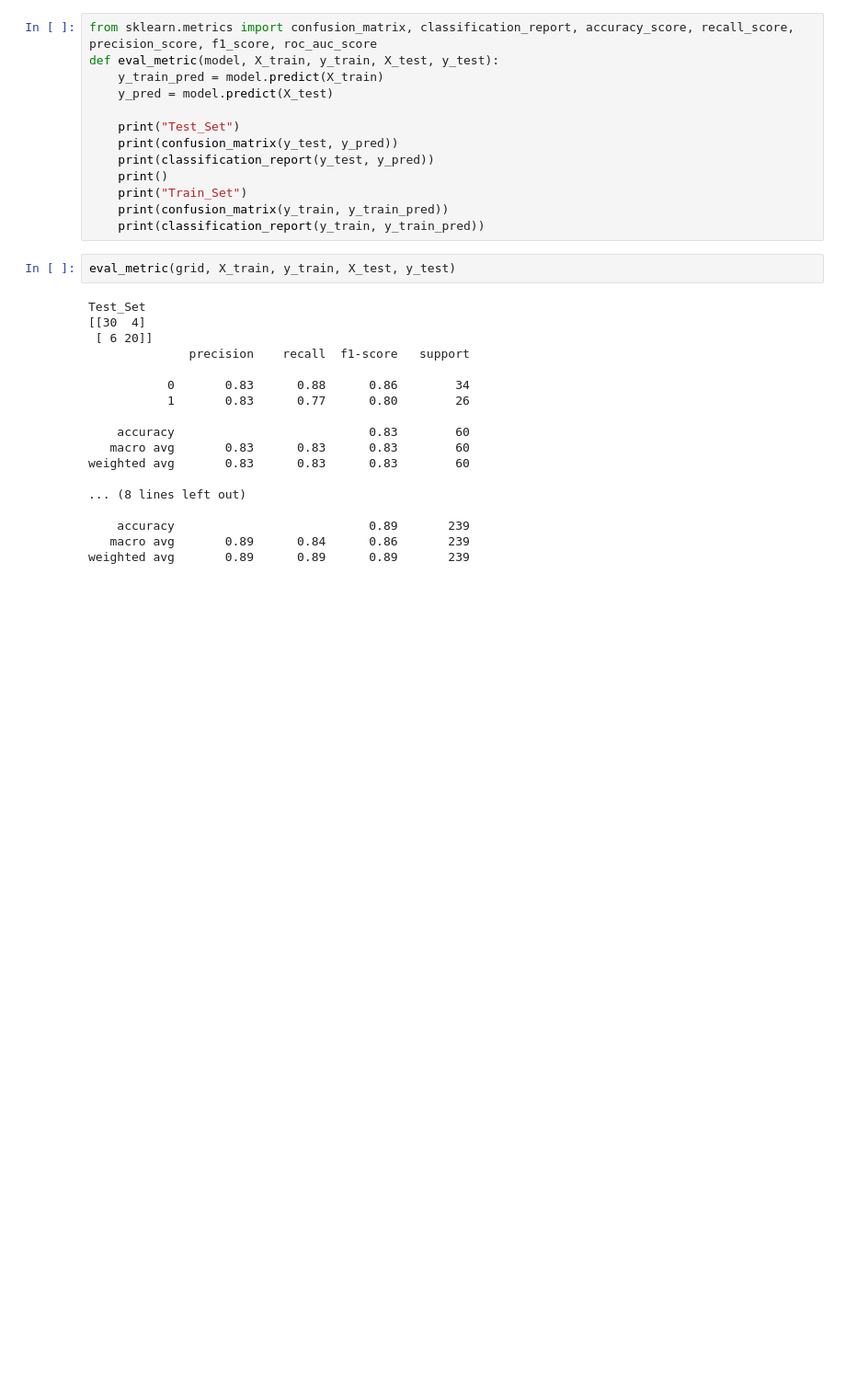
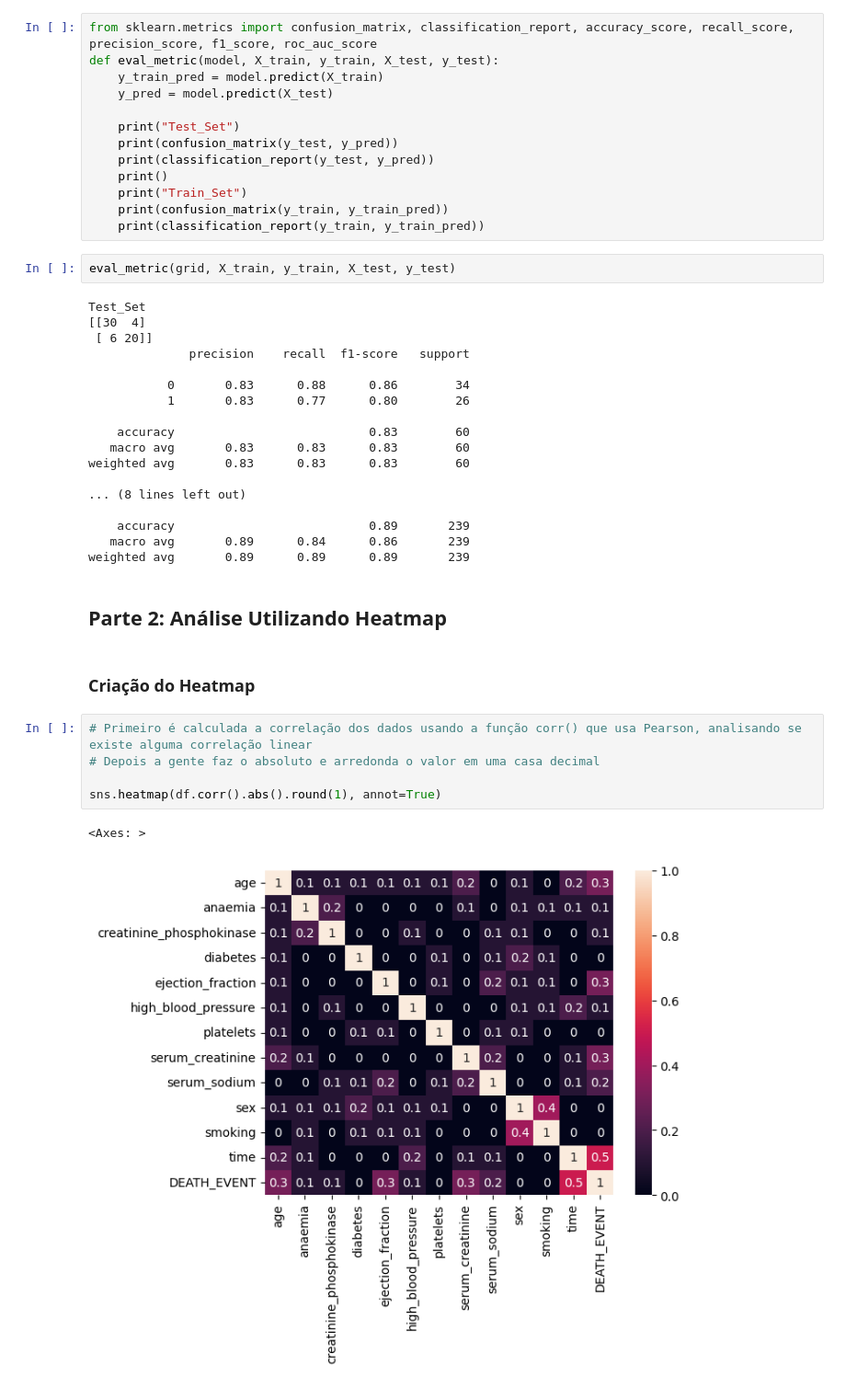
Before and after one commit to JoaoGabrielTN/Pratica-SVM, a Jupyter notebook: Data_Analysis.ipynb, the cells around one changed output. Shown at 92% size. Drawn from its saved outputs; the diff is of its cells as text; blank space fills up the shorter version.

Commit message:
Organizei um pouco o notebook e adicionei o heatmap dos dados

```diff
--- a/Data_Analysis.ipynb
+++ b/Data_Analysis.ipynb
@@ -158,3 +168,15 @@ weighted avg       0.83      0.83      0.83        60
     accuracy                           0.89       239
    macro avg       0.89      0.84      0.86       239
 weighted avg       0.89      0.89      0.89       239
+# %% [markdown]
+## Parte 2: Análise Utilizando Heatmap
+# %% [markdown]
+### Criação do Heatmap
+# %%
+# Primeiro é calculada a correlação dos dados usando a função corr() que usa Pearson, analisando se existe alguma correlação linear
+# Depois a gente faz o absoluto e arredonda o valor em uma casa decimal
+
+sns.heatmap(df.corr().abs().round(1), annot=True)
+# %% [output]
+<Axes: >
+[figure, added]
```
Also changed, not shown: parts of 5 cells of this notebook, 5 other files.
